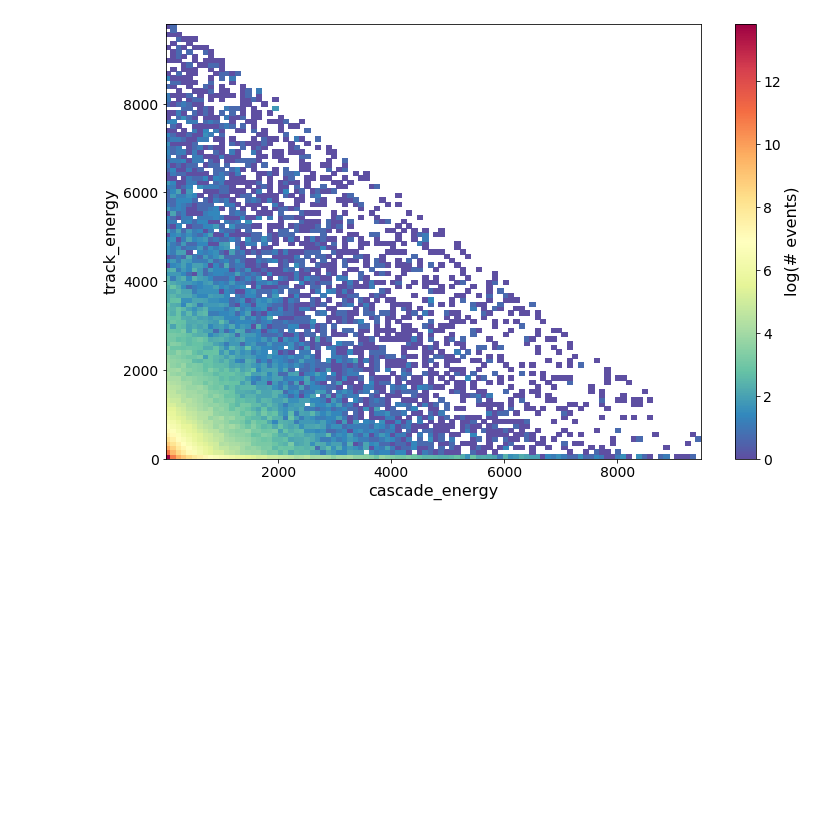
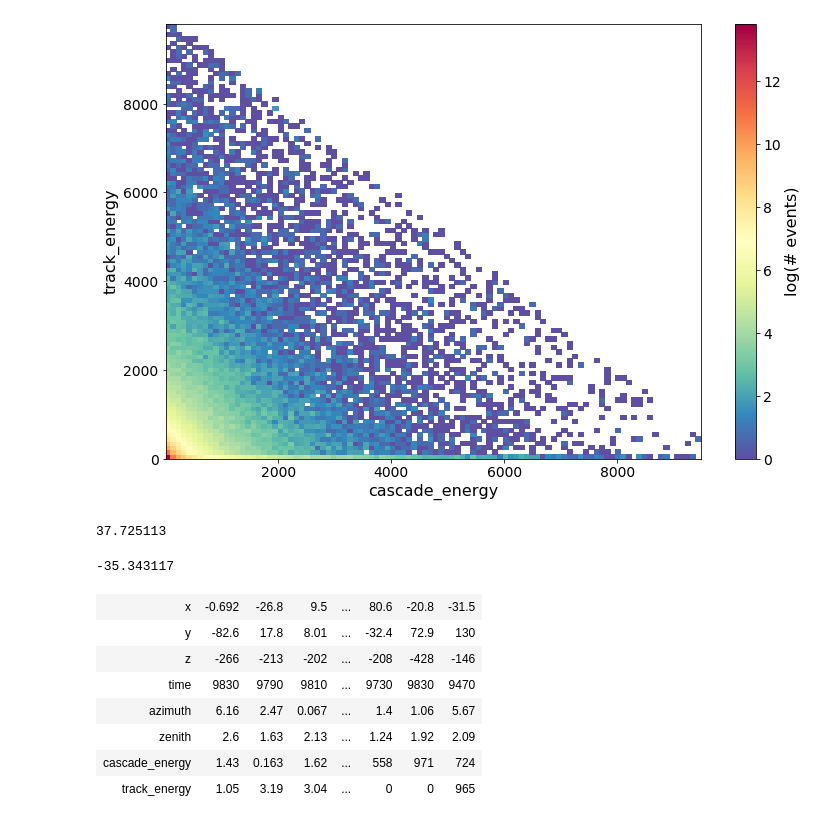
Before and after one commit to philippeller/freeDOM, a Jupyter notebook: notebooks/peller/Validity_range.ipynb, the cells around one changed output. Saved outputs shown, nothing was run; the diff lists cells and outputs as text; code cells hidden in the pictures; blank space fills up the shorter version.

```diff
--- a/notebooks/peller/Validity_range.ipynb
+++ b/notebooks/peller/Validity_range.ipynb
@@ -92,3 +92,11 @@ np.log(mc.histogram(cascade_energy=100, track_energy=100)['counts']).plot(cmap='
 # %% [output]
 <matplotlib.collections.QuadMesh at 0x...>
 [figure]
+# %%
+np.median(mc['x'])
+# %% [output]
+37.725113
+# %%
+np.median(mc['y'])
+# %% [output]
+-35.343117
@@ -94,0 +105,11 @@ np.log(mc.histogram(cascade_energy=100, track_energy=100)['counts']).plot(cmap='
+# %%
+mc[inside]
+# %% [output]
+| x | -0.692 | -26.8 | 9.5 | ... | 80.6 | -20.8 | -31.5 |
+| y | -82.6 | 17.8 | 8.01 | ... | -32.4 | 72.9 | 130 |
+| z | -266 | -213 | -202 | ... | -208 | -428 | -146 |
+| time | 9830 | 9790 | 9810 | ... | 9730 | 9830 | 9470 |
+| azimuth | 6.16 | 2.47 | 0.067 | ... | 1.4 | 1.06 | 5.67 |
+| zenith | 2.6 | 1.63 | 2.13 | ... | 1.24 | 1.92 | 2.09 |
+| cascade_energy | 1.43 | 0.163 | 1.62 | ... | 558 | 971 | 724 |
+| track_energy | 1.05 | 3.19 | 3.04 | ... | 0 | 0 | 965 |
```
Also changed, not shown: parts of 2 cells of this notebook, 5 other files.
